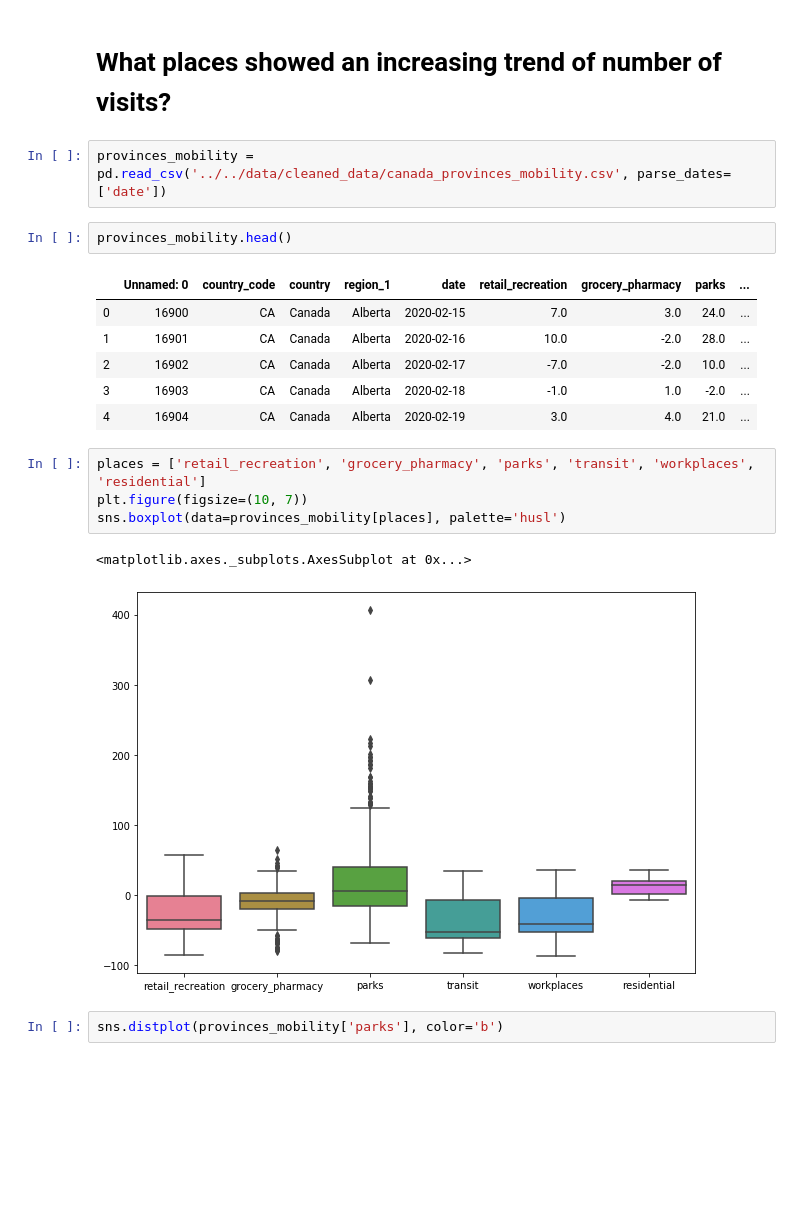
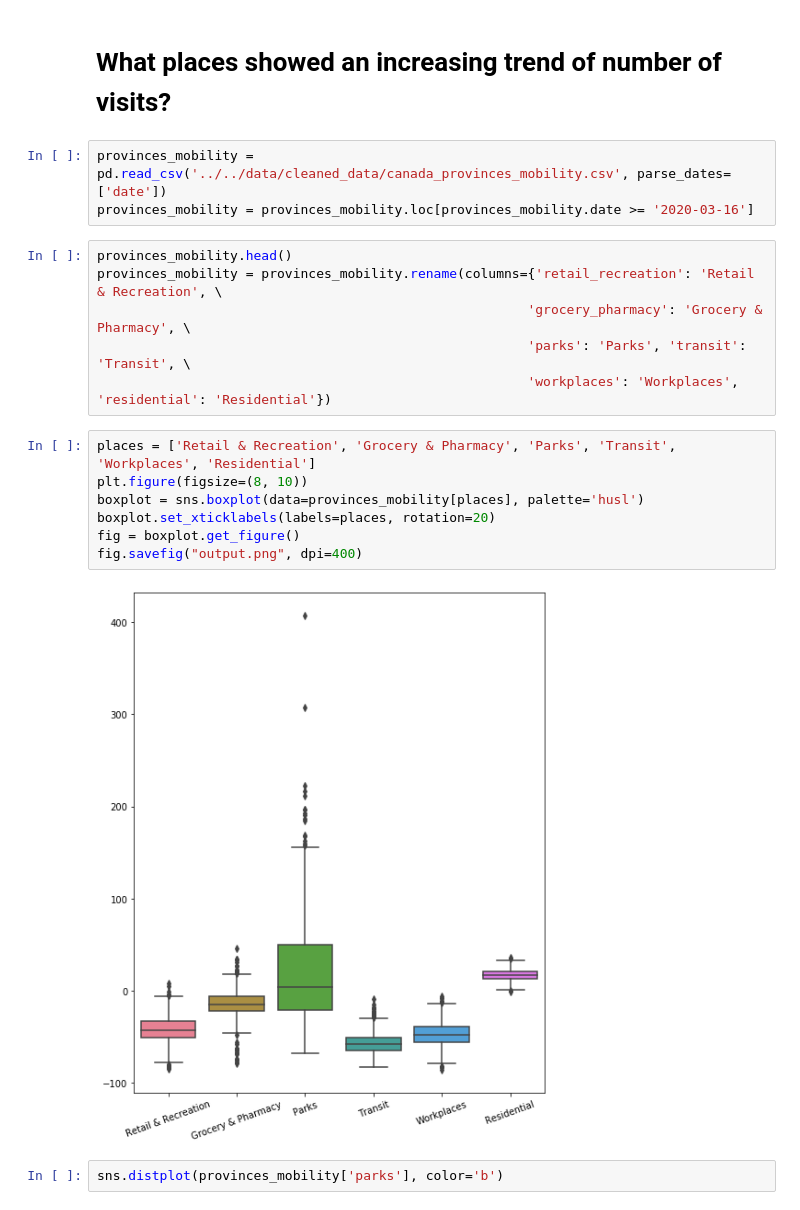
Before and after one commit to francomomo/DataFest-2020, a Jupyter notebook: scripts/Python/data_exploration.ipynb, the cells around one changed output. Cells and saved outputs as stored; diff of their text form; blank space fills up the shorter version.

```diff
--- a/scripts/Python/data_exploration.ipynb
+++ b/scripts/Python/data_exploration.ipynb
@@ -15,22 +16,22 @@ sns.set_palette('Blues')
 # What places showed an increasing trend of number of visits?
 # %%
 provinces_mobility = pd.read_csv('../../data/cleaned_data/canada_provinces_mobility.csv', parse_dates=['date'])
+provinces_mobility = provinces_mobility.loc[provinces_mobility.date >= '2020-03-16']
-# %%
-provinces_mobility.head()
-# %% [output]
-|  | Unnamed: 0 | country_code | country | region_1 | date | retail_recreation | grocery_pharmacy | parks | ... |
-| 0 | 16900 | CA | Canada | Alberta | 2020-02-15 | 7.0 | 3.0 | 24.0 | ... |
-| 1 | 16901 | CA | Canada | Alberta | 2020-02-16 | 10.0 | -2.0 | 28.0 | ... |
-| 2 | 16902 | CA | Canada | Alberta | 2020-02-17 | -7.0 | -2.0 | 10.0 | ... |
-| 3 | 16903 | CA | Canada | Alberta | 2020-02-18 | -1.0 | 1.0 | -2.0 | ... |
-| 4 | 16904 | CA | Canada | Alberta | 2020-02-19 | 3.0 | 4.0 | 21.0 | ... |
-# %%
-places = ['retail_recreation', 'grocery_pharmacy', 'parks', 'transit', 'workplaces', 'residential']
-plt.figure(figsize=(10, 7))
-sns.boxplot(data=provinces_mobility[places], palette='husl')
-# %% [output]
-<matplotlib.axes._subplots.AxesSubplot at 0x...>
-[figure, removed]
+# %%
+provinces_mobility.head()
+provinces_mobility = provinces_mobility.rename(columns={'retail_recreation': 'Retail & Recreation', \
+                                                       'grocery_pharmacy': 'Grocery & Pharmacy', \
+                                                       'parks': 'Parks', 'transit': 'Transit', \
+                                                       'workplaces': 'Workplaces', 'residential': 'Residential'})
+# %%
+places = ['Retail & Recreation', 'Grocery & Pharmacy', 'Parks', 'Transit', 'Workplaces', 'Residential']
+plt.figure(figsize=(8, 10))
+boxplot = sns.boxplot(data=provinces_mobility[places], palette='husl')
+boxplot.set_xticklabels(labels=places, rotation=20)
+fig = boxplot.get_figure()
+fig.savefig("output.png", dpi=400)
+# %% [output]
+[figure, added]
 # %%
 sns.distplot(provinces_mobility['parks'], color='b')
 # %% [output]
```
Also changed, not shown: parts of 6 cells of this notebook, 12 other files.
